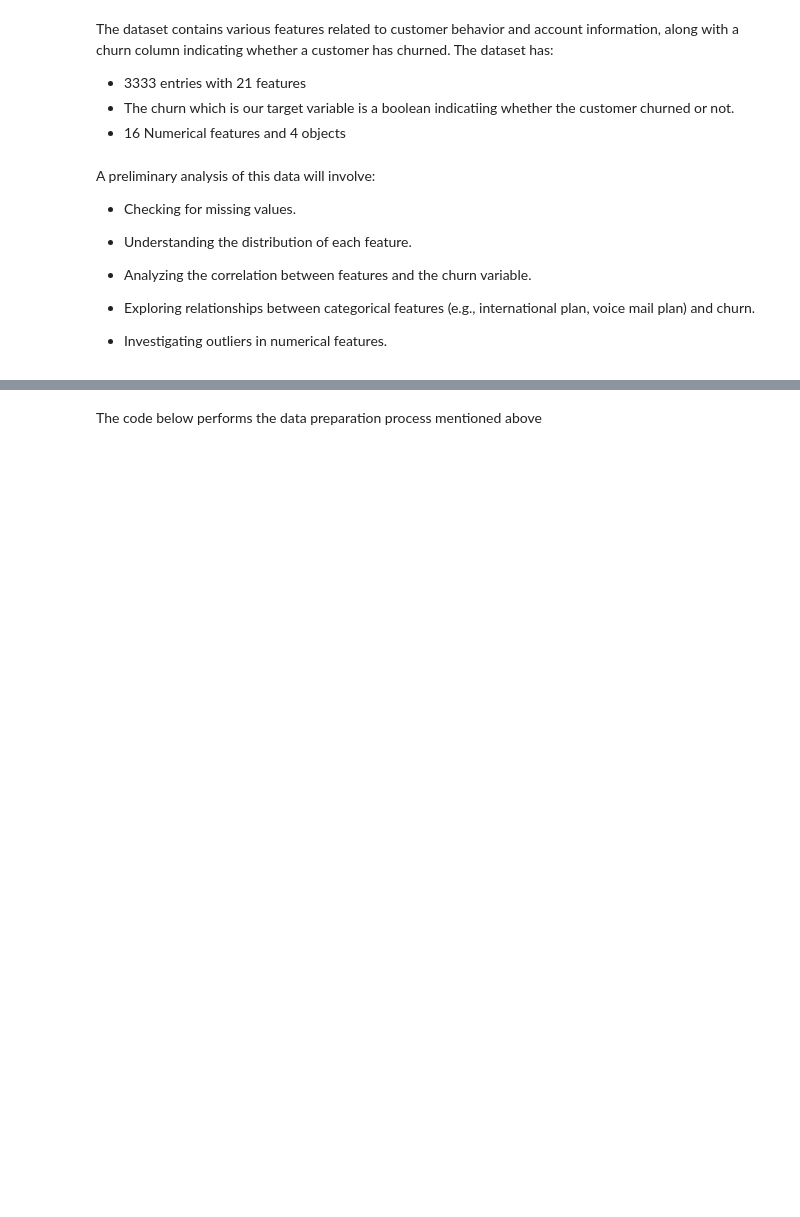
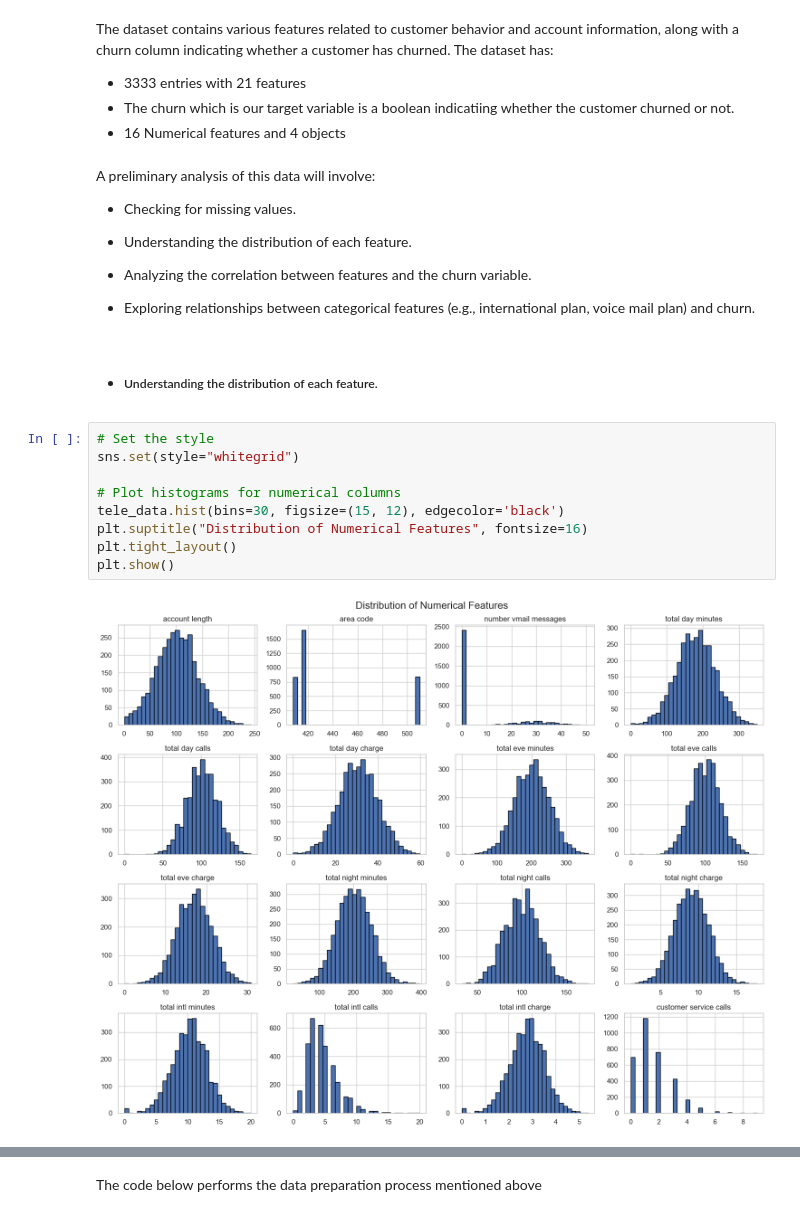
Before and after one commit to MTirop/DSF-PT11-Phase3-Project, a Jupyter notebook: Notebook.ipynb, the cells around one changed output, grey strips where cells are left out. Drawn from its saved outputs; the diff is of its cells as text; blank space fills up the shorter version.

```diff
--- a/Notebook.ipynb
+++ b/Notebook.ipynb
@@ -124,5 +127,16 @@ A preliminary analysis of this data will involve:
 * Analyzing the correlation between features and the churn variable.
 
 * Exploring relationships between categorical features (e.g., international plan, voice mail plan) and churn.
-
-* Investigating outliers in numerical features.
+# %% [markdown]
+* ##### Understanding the distribution of each feature.
+# %%
+# Set the style
+sns.set(style="whitegrid")
+
+# Plot histograms for numerical columns
+tele_data.hist(bins=30, figsize=(15, 12), edgecolor='black')
+plt.suptitle("Distribution of Numerical Features", fontsize=16)
+plt.tight_layout()
+plt.show()
+# %% [output]
+[figure, added]
```
Also changed, not shown: parts of 34 cells of this notebook, 7 other files.
